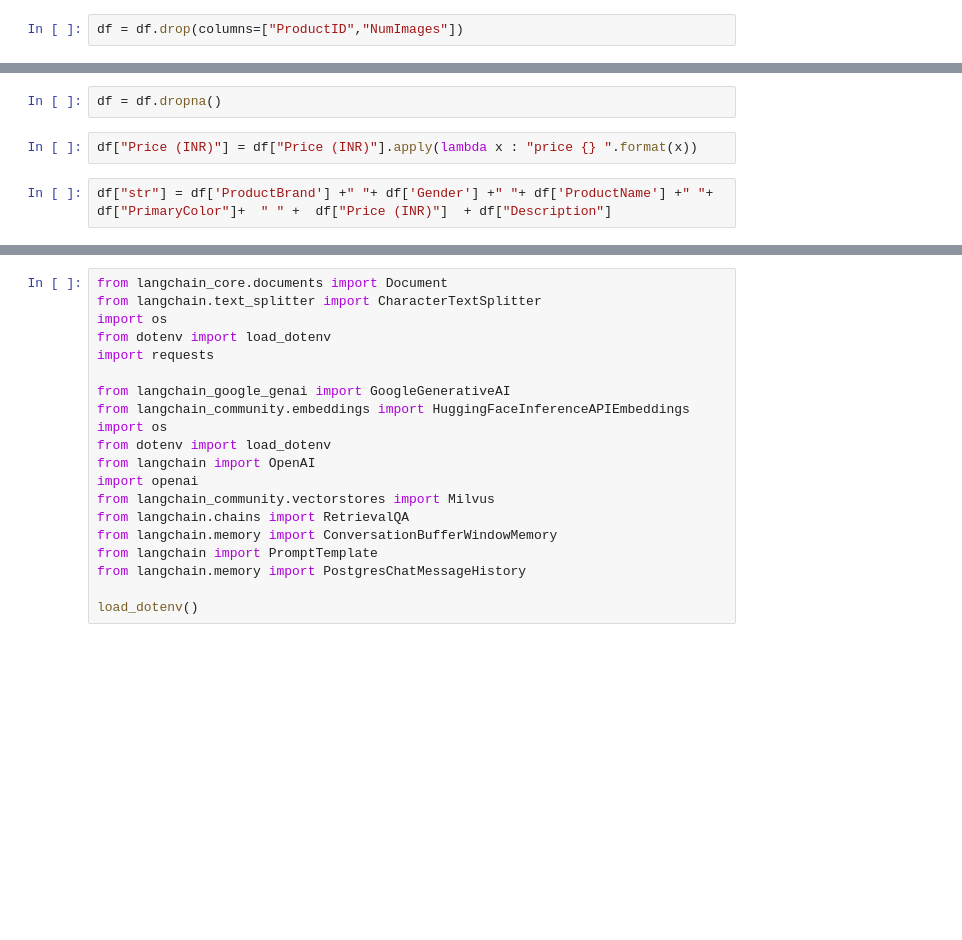
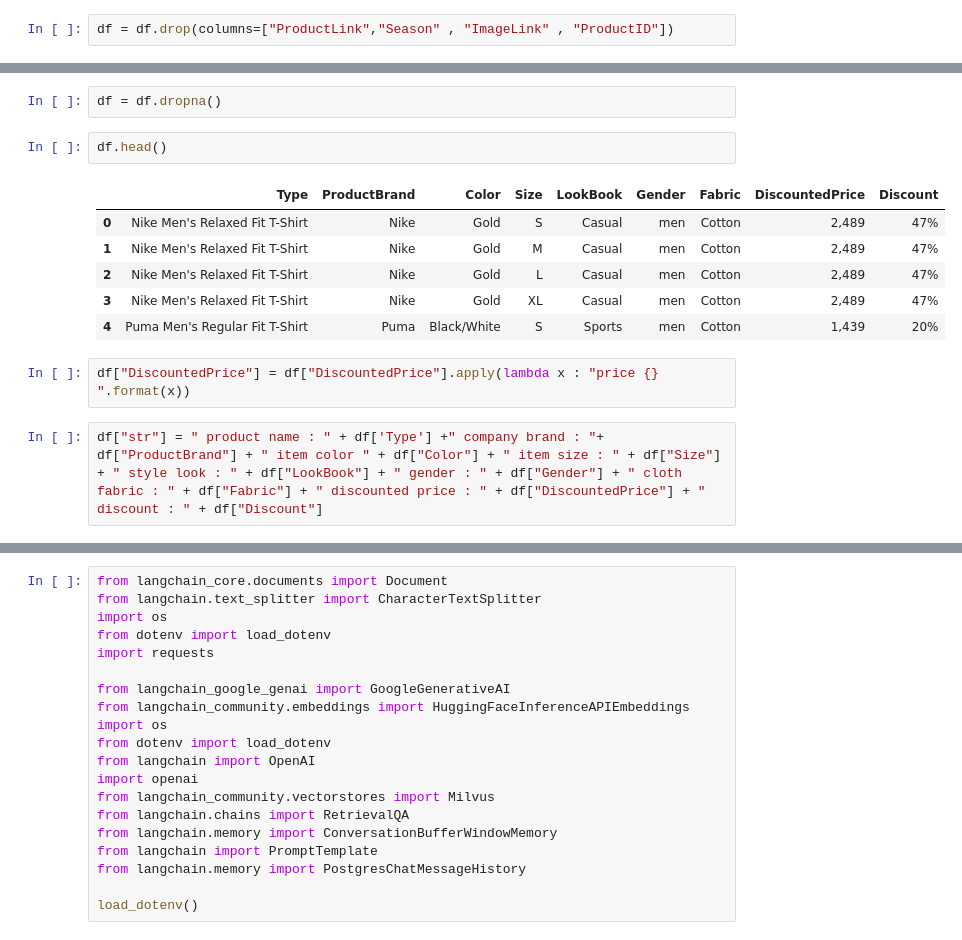
Before and after one commit to bhagirath-bhp/hack-nu-thon-5-backend, a Jupyter notebook: data_processing.ipynb, the cells around one changed output, grey strips where cells are left out. Cells and saved outputs as stored; diff of their text form; blank space fills up the shorter version.

```diff
--- a/data_processing.ipynb
+++ b/data_processing.ipynb
@@ -12,5 +12,5 @@ df.head()
 # %%
-df = df.drop(columns=["ProductID","NumImages"])
+df = df.drop(columns=["ProductLink","Season" , "ImageLink" , "ProductID"])
 # %%
 df.columns
 # %% [output]
@@ -19,10 +19,19 @@ Index(['ProductName', 'ProductBrand', 'Gender', 'Price (INR)', 'Description',
       dtype='object')
 # %%
 df = df.dropna()
+# %%
+df.head()
+# %% [output]
+|  | Type | ProductBrand | Color | Size | LookBook | Gender | Fabric | DiscountedPrice | Discount |
+| 0 | Nike Men's Relaxed Fit T-Shirt | Nike | Gold | S | Casual | men | Cotton | 2,489 | 47% |
+| 1 | Nike Men's Relaxed Fit T-Shirt | Nike | Gold | M | Casual | men | Cotton | 2,489 | 47% |
+| 2 | Nike Men's Relaxed Fit T-Shirt | Nike | Gold | L | Casual | men | Cotton | 2,489 | 47% |
+| 3 | Nike Men's Relaxed Fit T-Shirt | Nike | Gold | XL | Casual | men | Cotton | 2,489 | 47% |
+| 4 | Puma Men's Regular Fit T-Shirt | Puma | Black/White | S | Sports | men | Cotton | 1,439 | 20% |
 # %%
-df["Price (INR)"] = df["Price (INR)"].apply(lambda x : "price {} ".format(x))
+df["DiscountedPrice"] = df["DiscountedPrice"].apply(lambda x : "price {} ".format(x))
-# %%
-df["str"] = df['ProductBrand'] +" "+ df['Gender'] +" "+ df['ProductName'] +" "+ df["PrimaryColor"]+  " " +  df["Price (INR)"]  + df["Description"]
+# %%
+df["str"] = " product name : " + df['Type'] +" company brand : "+ df["ProductBrand"] + " item color " + df["Color"] + " item size : " + df["Size"] + " style look : " + df["LookBook"] + " gender : " + df["Gender"] + " cloth fabric : " + df["Fabric"] + " discounted price : " + df["DiscountedPrice"] + " discount : " + df["Discount"]
 # %%
 df['str'][0]
 # %% [output]
```
Also changed, not shown: parts of 9 cells of this notebook, 2 other files.
